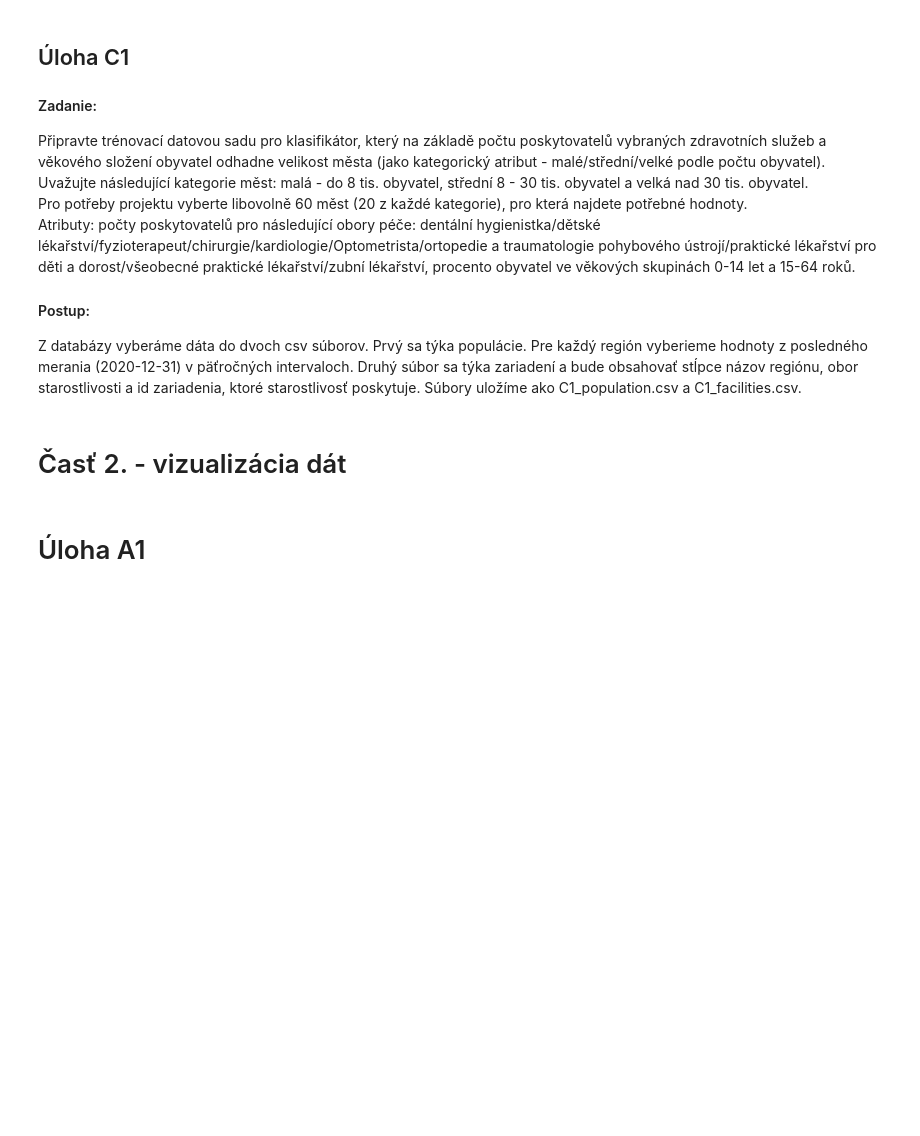
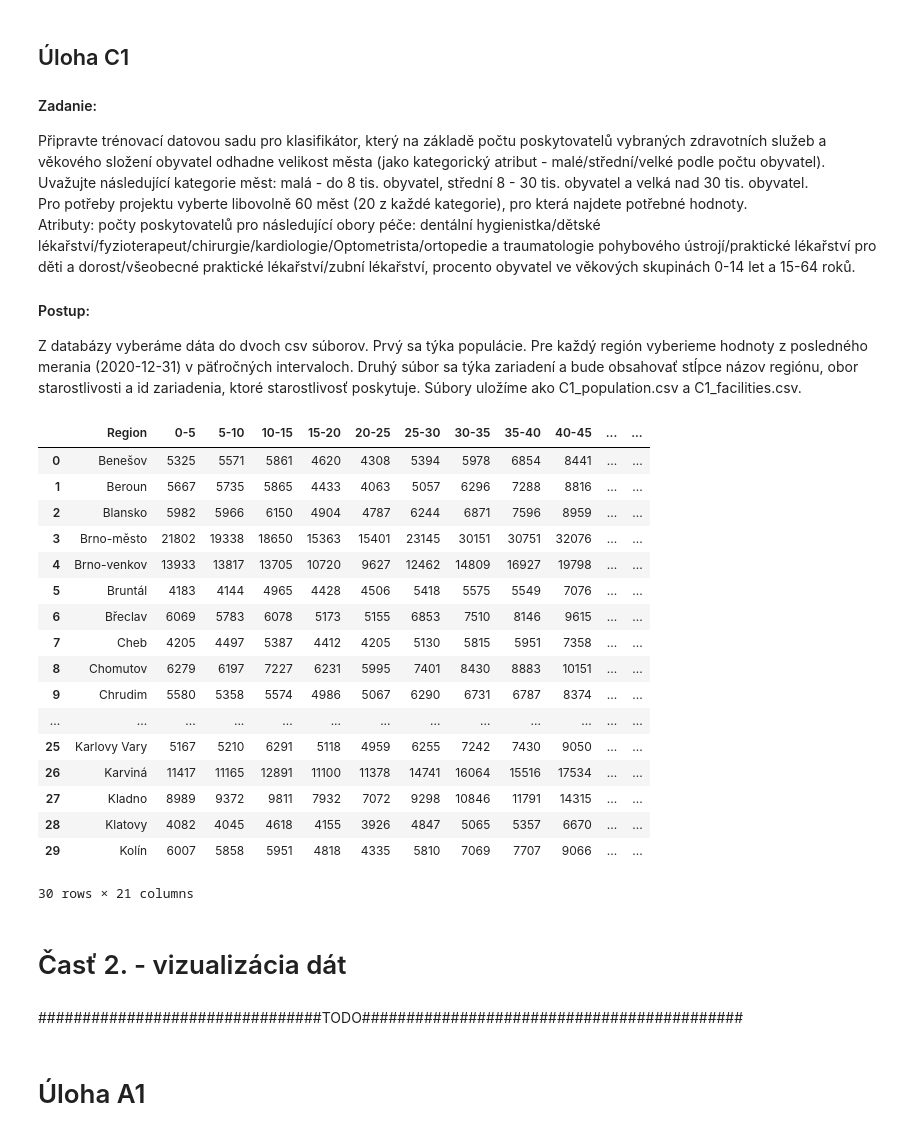
Before and after one commit to adaryb123/UPAproject, a Jupyter notebook: Part_2.ipynb, the cells around one changed output. Drawn from its saved outputs; the diff is of its cells as text; code cells hidden in the pictures; blank space fills up the shorter version.

```diff
--- a/Part_2.ipynb
+++ b/Part_2.ipynb
@@ -326,19 +326,40 @@ df_facilities_C1 = pd.DataFrame(columns = ['Region', 'Domain', 'Facility_ID'])
 # %%
 for region in Region.objects:
     last_date = region.population.get('2020-12-31')
     list_data = []
     list_data.append(region.name)
     for age in age_values_C1:
         list_data.append(last_date.get(age))
     data_pop = pd.DataFrame([list_data], columns = population_columns_C1)
     df_pupulation_C1 = df_pupulation_C1.append(data_pop, ignore_index=True)
 
     for domain in domains_C1:
         dom = region.domain.get(domain)
         if dom is not None:
             for ID, info in dom.items():
                 data_fac = pd.DataFrame([[region.name, domain, ID]], columns = ['Region', 'Domain', 'Facility_ID'])
                 df_facilities_C1 = df_facilities_C1.append(data_fac, ignore_index=True)
+
+df_pupulation_C1.head(30)
+# %% [output]
+|  | Region | 0-5 | 5-10 | 10-15 | 15-20 | 20-25 | 25-30 | 30-35 | 35-40 | 40-45 | ... | ... |
+| 0 | Benešov | 5325 | 5571 | 5861 | 4620 | 4308 | 5394 | 5978 | 6854 | 8441 | ... | ... |
+| 1 | Beroun | 5667 | 5735 | 5865 | 4433 | 4063 | 5057 | 6296 | 7288 | 8816 | ... | ... |
+| 2 | Blansko | 5982 | 5966 | 6150 | 4904 | 4787 | 6244 | 6871 | 7596 | 8959 | ... | ... |
+| 3 | Brno-město | 21802 | 19338 | 18650 | 15363 | 15401 | 23145 | 30151 | 30751 | 32076 | ... | ... |
+| 4 | Brno-venkov | 13933 | 13817 | 13705 | 10720 | 9627 | 12462 | 14809 | 16927 | 19798 | ... | ... |
+| 5 | Bruntál | 4183 | 4144 | 4965 | 4428 | 4506 | 5418 | 5575 | 5549 | 7076 | ... | ... |
+| 6 | Břeclav | 6069 | 5783 | 6078 | 5173 | 5155 | 6853 | 7510 | 8146 | 9615 | ... | ... |
+| 7 | Cheb | 4205 | 4497 | 5387 | 4412 | 4205 | 5130 | 5815 | 5951 | 7358 | ... | ... |
+| 8 | Chomutov | 6279 | 6197 | 7227 | 6231 | 5995 | 7401 | 8430 | 8883 | 10151 | ... | ... |
+| 9 | Chrudim | 5580 | 5358 | 5574 | 4986 | 5067 | 6290 | 6731 | 6787 | 8374 | ... | ... |
+| ... | ... | ... | ... | ... | ... | ... | ... | ... | ... | ... | ... | ... |
+| 25 | Karlovy Vary | 5167 | 5210 | 6291 | 5118 | 4959 | 6255 | 7242 | 7430 | 9050 | ... | ... |
+| 26 | Karviná | 11417 | 11165 | 12891 | 11100 | 11378 | 14741 | 16064 | 15516 | 17534 | ... | ... |
+| 27 | Kladno | 8989 | 9372 | 9811 | 7932 | 7072 | 9298 | 10846 | 11791 | 14315 | ... | ... |
+| 28 | Klatovy | 4082 | 4045 | 4618 | 4155 | 3926 | 4847 | 5065 | 5357 | 6670 | ... | ... |
+| 29 | Kolín | 6007 | 5858 | 5951 | 4818 | 4335 | 5810 | 7069 | 7707 | 9066 | ... | ... |
+30 rows × 21 columns
 # %%
 df_pupulation_C1.to_csv("C1_population.csv", encoding='utf-8')
 df_facilities_C1.to_csv("C1_facilities.csv", encoding='utf-8')
@@ -349,3 +368,5 @@ df_facilities_C1.to_csv("C1_facilities.csv", encoding='utf-8')
+# %% [markdown]
+################################TODO###########################################
 # %%
 
 
```
Also changed, not shown: parts of 32 cells of this notebook, 1 other file.
